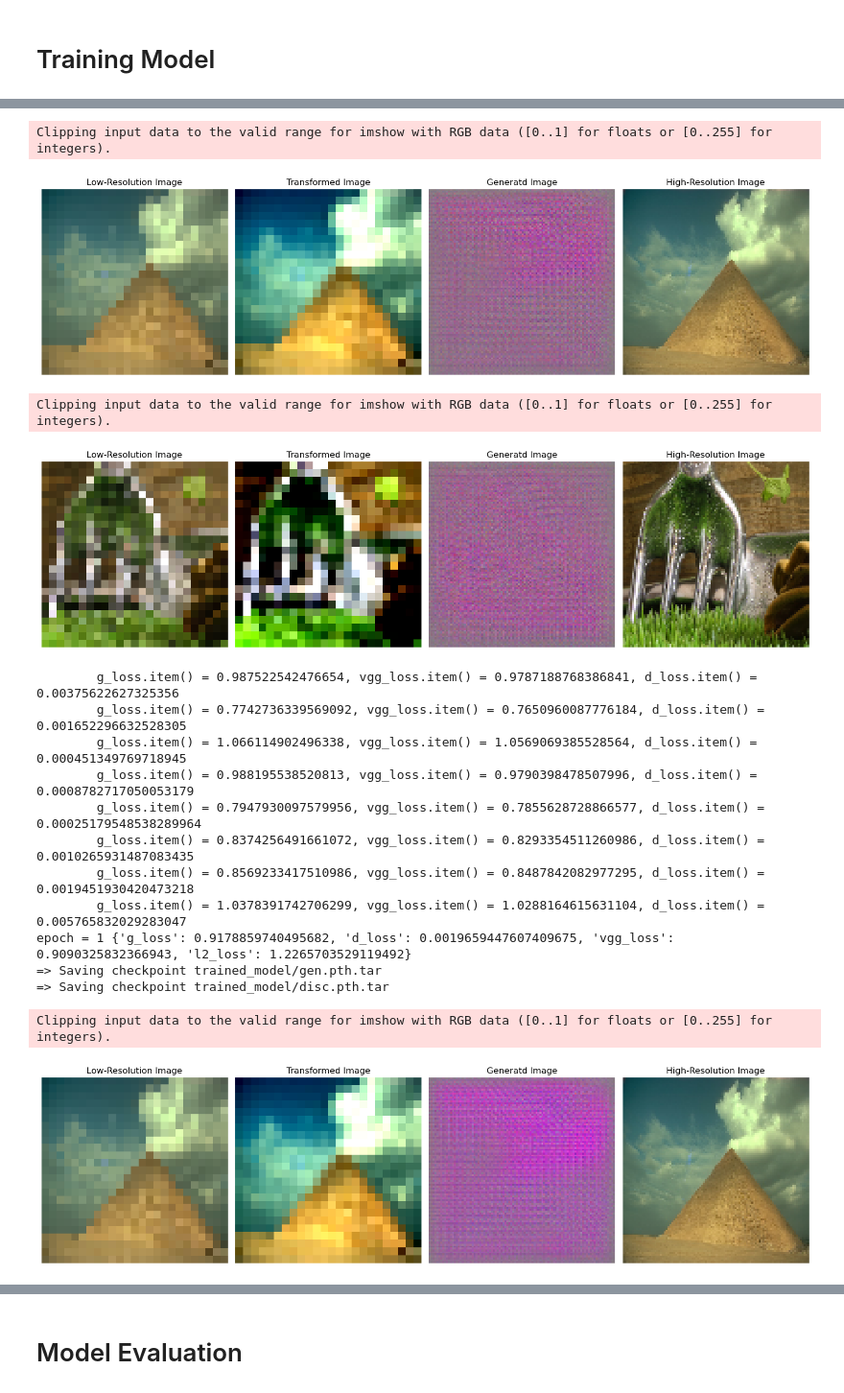
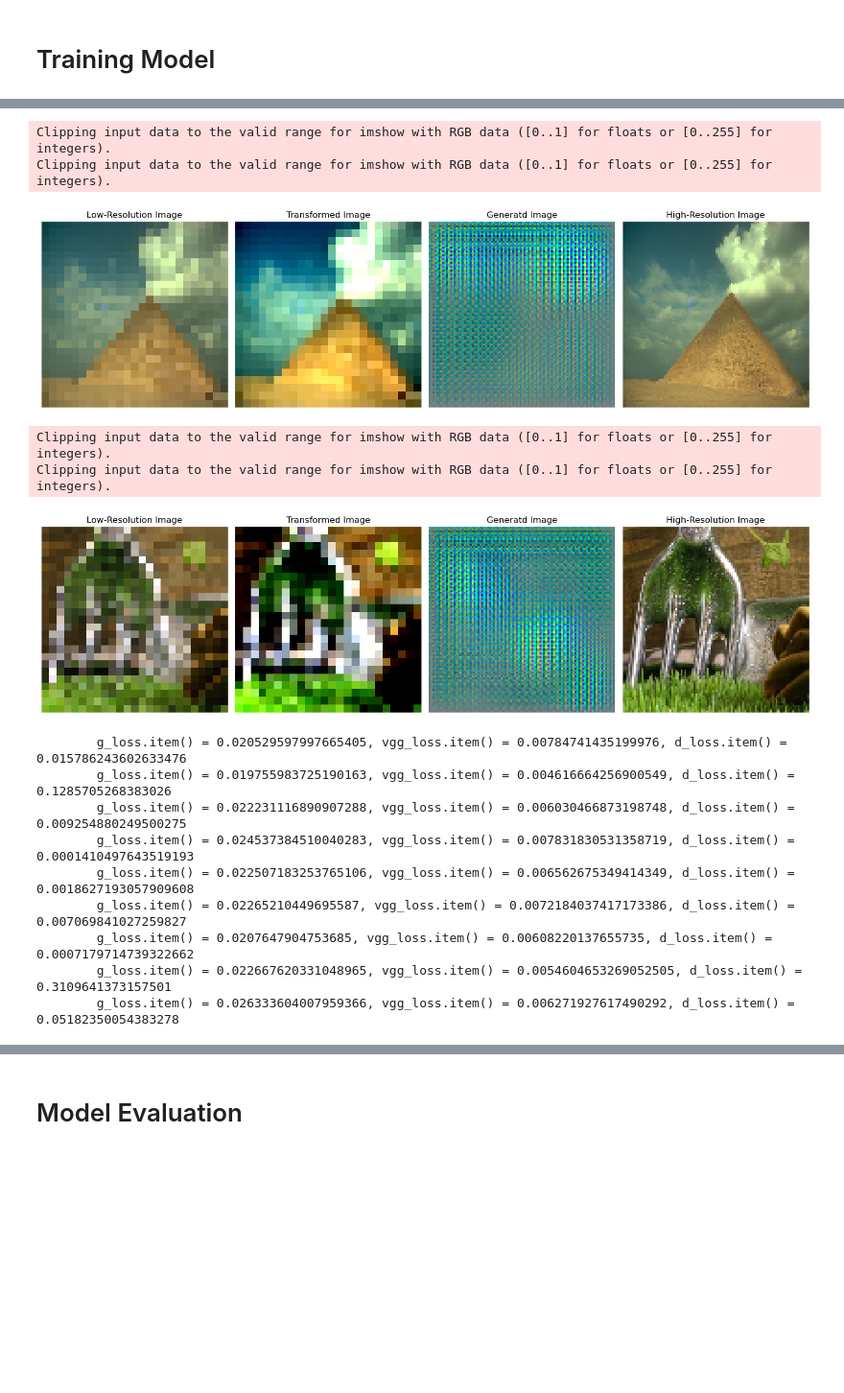
Before and after one commit to anjali-ojha/deep-learning, a Jupyter notebook: lab-2/part-1/part-1.ipynb, the cells around one changed output, grey strips where cells are left out. Shown at 96% size. Cells and saved outputs as stored; diff of their text form; code cells hidden in the pictures; blank space fills up the shorter version.

```diff
--- a/lab-2/part-1/part-1.ipynb
+++ b/lab-2/part-1/part-1.ipynb
@@ -104,6 +105,8 @@ class ImagePairDataset(Dataset):
         self.lr_files = sorted(glob.glob(root + "/LR/*.*"))
         self.hr_files = sorted(glob.glob(root + "/HR/*.*"))
 
+        print(f"Number of low res images = {len(self.lr_files)}, and High res images = {len(self.hr_files)}")
+
         print("Image Sizes After transformation")
         print("Low Resolution Image size = ", self.lr_transform(Image.open(self.lr_files[0])).shape)
         print("High Resolution Image size = ", self.hr_transform(Image.open(self.hr_files[0])).shape)
@@ -118,10 +121,11 @@ class ImagePairDataset(Dataset):
         return {"lr": img_lr, "hr": img_hr}
 
     def __len__(self):
-        return len(self.lr_files) // 2  # Each pair counts as one sample
+        return len(self.lr_files)  # Each pair counts as one sample
 
 
 
-dataset = ImagePairDataset("/Users/hims/Downloads/SRGAN_Data/", hr_shape=(96, 96))
-dataloader = DataLoader(dataset, batch_size=32, shuffle=True)
+dataset = ImagePairDataset(base_data_path, hr_shape=(96, 96))
+dataloader = DataLoader(dataset, batch_size=BATCH_SIZE, shuffle=True)
+print(f"Data Load is created with batch_size = {len(dataloader)}")
 # %% [output]
@@ -426,7 +446,7 @@ def train_epoch(loader, D, G, opt_gen, opt_disc, mse_loss, bce_loss, vgg_loss_fu
         d_fake = D(output)
 
         adversarial_loss = 1e-3 * bce_loss(d_fake, torch.ones_like(d_fake))
-        vgg_loss = vgg_loss_fun(output, high_res) # * 0.006
+        vgg_loss = vgg_loss_fun(output, high_res) * 0.006
         g_loss = adversarial_loss + vgg_loss
         l2_loss = mse_loss(output, high_res)
 
@@ -441,10 +461,10 @@ def train_epoch(loader, D, G, opt_gen, opt_disc, mse_loss, bce_loss, vgg_loss_fu
 
     return training_metric, D, G, opt_gen, opt_disc
 # %%
-G = Generator(in_channels=3).to(DEVICE)
+G = Generator().to(DEVICE)
 G_optimizer = optim.Adam(G.parameters(), lr=LEARNING_RATE, betas=(0.9, 0.999))
 
-D = Discriminator(3).to(DEVICE)
+D = Discriminator().to(DEVICE)
 D_optimizer = optim.Adam(D.parameters(), lr=LEARNING_RATE, betas=(0.9, 0.999))
 
 
@@ -455,7 +475,7 @@ if False:
 
 training_metric = {"g_loss": [], "d_loss": [], "vgg_loss": [], "l2_loss": []}
 
-for epoch in range(2):
+for epoch in range(10):
     epoch_metric, D, G, G_optimizer, D_optimizer = train_epoch(dataloader, D, G, G_optimizer, D_optimizer,
                                                                nn.MSELoss(), nn.BCEWithLogitsLoss(), VGGLoss())
 
@@ -481,19 +507,17 @@ epoch = 0 {'g_loss': 0.9241606593132019, 'd_loss': 0.33981828251853585, 'vgg_los
 => Saving checkpoint trained_model/gen.pth.tar
 => Saving checkpoint trained_model/disc.pth.tar
 Clipping input data to the valid range for imshow with RGB data ([0..1] for floats or [0..255] for integers).
+Clipping input data to the valid range for imshow with RGB data ([0..1] for floats or [0..255] for integers).
-[figure, old version]
+[figure, new version]
 Clipping input data to the valid range for imshow with RGB data ([0..1] for floats or [0..255] for integers).
+Clipping input data to the valid range for imshow with RGB data ([0..1] for floats or [0..255] for integers).
-[figure, old version]
+[figure, new version]
-        g_loss.item() = 0.987522542476654, vgg_loss.item() = 0.9787188768386841, d_loss.item() = 0.00375622627325356
-        g_loss.item() = 0.7742736339569092, vgg_loss.item() = 0.7650960087776184, d_loss.item() = 0.001652296632528305
-        g_loss.item() = 1.066114902496338, vgg_loss.item() = 1.0569069385528564, d_loss.item() = 0.000451349769718945
-        g_loss.item() = 0.988195538520813, vgg_loss.item() = 0.9790398478507996, d_loss.item() = 0.0008782717050053179
-        g_loss.item() = 0.7947930097579956, vgg_loss.item() = 0.7855628728866577, d_loss.item() = 0.00025179548538289964
-        g_loss.item() = 0.8374256491661072, vgg_loss.item() = 0.8293354511260986, d_loss.item() = 0.0010265931487083435
-        g_loss.item() = 0.8569233417510986, vgg_loss.item() = 0.8487842082977295, d_loss.item() = 0.0019451930420473218
-        g_loss.item() = 1.0378391742706299, vgg_loss.item() = 1.0288164615631104, d_loss.item() = 0.005765832029283047
-epoch = 1 {'g_loss': 0.9178859740495682, 'd_loss': 0.0019659447607409675, 'vgg_loss': 0.9090325832366943, 'l2_loss': 1.2265703529119492}
-=> Saving checkpoint trained_model/gen.pth.tar
-=> Saving checkpoint trained_model/disc.pth.tar
+        g_loss.item() = 0.020529597997665405, vgg_loss.item() = 0.00784741435199976, d_loss.item() = 0.015786243602633476
+        g_loss.item() = 0.019755983725190163, vgg_loss.item() = 0.004616664256900549, d_loss.item() = 0.1285705268383026
+        g_loss.item() = 0.022231116890907288, vgg_loss.item() = 0.006030466873198748, d_loss.item() = 0.009254880249500275
+        g_loss.item() = 0.024537384510040283, vgg_loss.item() = 0.007831830531358719, d_loss.item() = 0.0001410497643519193
+        g_loss.item() = 0.022507183253765106, vgg_loss.item() = 0.006562675349414349, d_loss.item() = 0.0018627193057909608
+        g_loss.item() = 0.02265210449695587, vgg_loss.item() = 0.0072184037417173386, d_loss.item() = 0.007069841027259827
+        g_loss.item() = 0.0207647904753685, vgg_loss.item() = 0.00608220137655735, d_loss.item() = 0.0007179714739322662
+        g_loss.item() = 0.022667620331048965, vgg_loss.item() = 0.0054604653269052505, d_loss.item() = 0.3109641373157501
+        g_loss.item() = 0.026333604007959366, vgg_loss.item() = 0.006271927617490292, d_loss.item() = 0.05182350054383278
-Clipping input data to the valid range for imshow with RGB data ([0..1] for floats or [0..255] for integers).
-[figure, removed]
```
Also changed, not shown: parts of 20 cells of this notebook, 1 other file.
